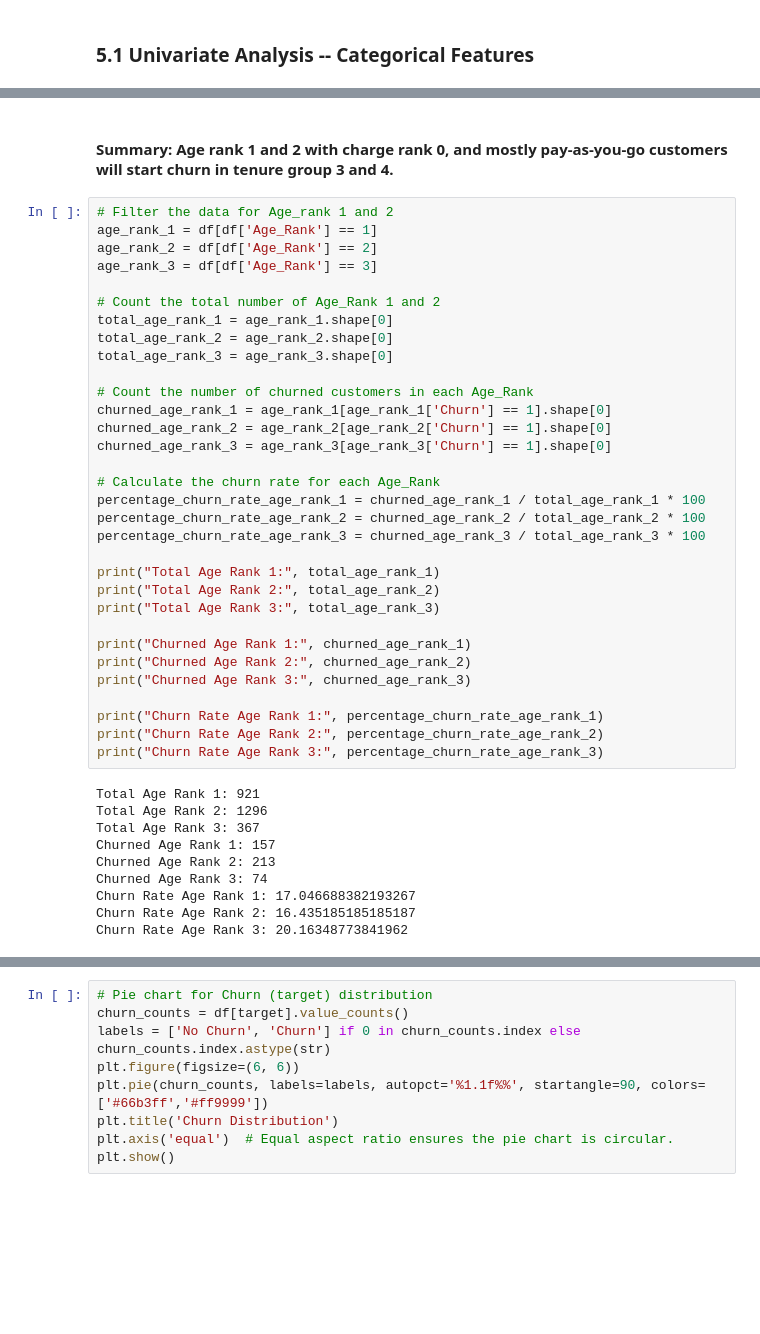
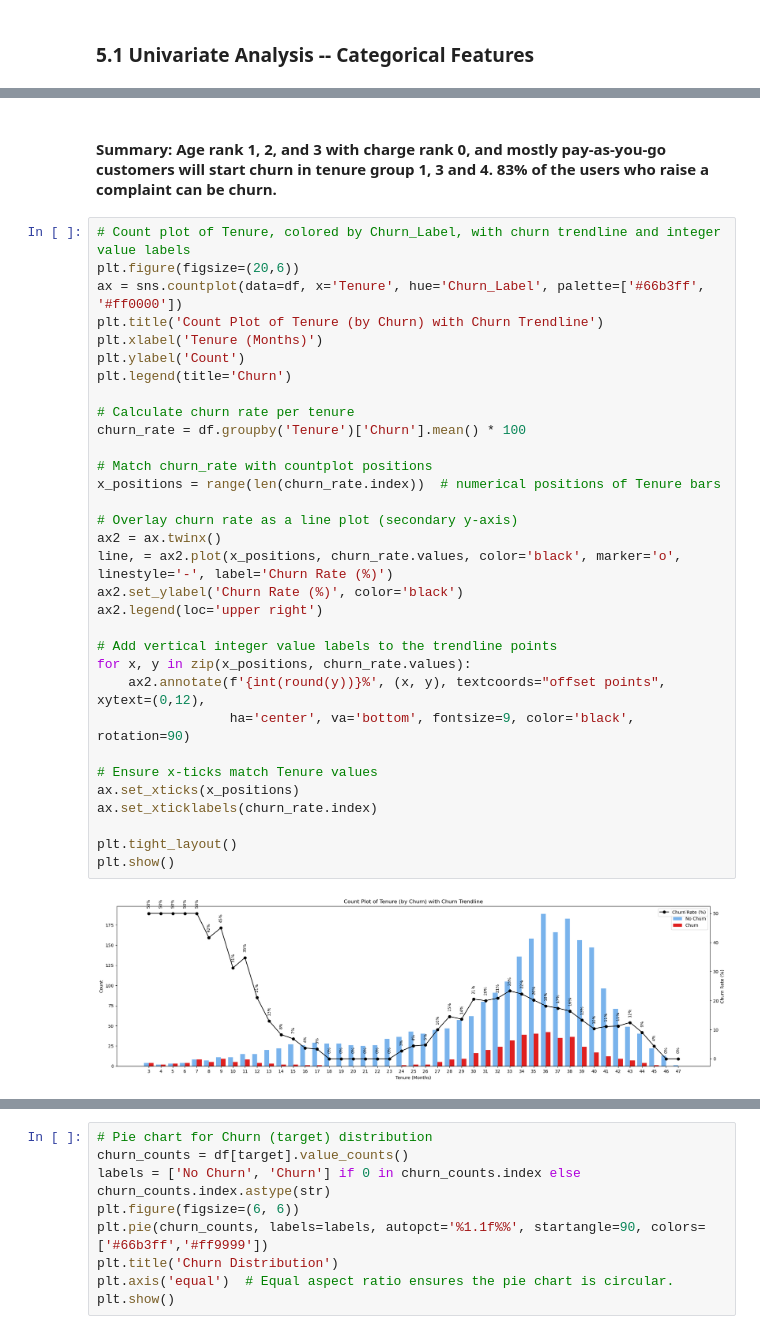
Before and after one commit to FrancisAungThu/TelecomChurnAnalysis, a Jupyter notebook: ChurnAnalysis.ipynb, the cells around one changed output, grey strips where cells are left out. Saved outputs shown, nothing was run; the diff lists cells and outputs as text; blank space fills up the shorter version.

```diff
--- a/ChurnAnalysis.ipynb
+++ b/ChurnAnalysis.ipynb
@@ -285,44 +351,36 @@ plt.show()
 # %% [markdown]
-#### Summary: Age rank 1 and 2 with charge rank 0, and mostly pay-as-you-go customers will start churn in tenure group 3 and 4.
+#### Summary: Age rank 1, 2, and 3 with charge rank 0, and mostly pay-as-you-go customers will start churn in tenure group 1, 3 and 4. 83% of the users who raise a complaint can be churn.
-# %%
-# Filter the data for Age_rank 1 and 2
-age_rank_1 = df[df['Age_Rank'] == 1]
-age_rank_2 = df[df['Age_Rank'] == 2]
-age_rank_3 = df[df['Age_Rank'] == 3]
-
-# Count the total number of Age_Rank 1 and 2
-total_age_rank_1 = age_rank_1.shape[0]
-total_age_rank_2 = age_rank_2.shape[0]
-total_age_rank_3 = age_rank_3.shape[0]
-
-# Count the number of churned customers in each Age_Rank
-churned_age_rank_1 = age_rank_1[age_rank_1['Churn'] == 1].shape[0]
-churned_age_rank_2 = age_rank_2[age_rank_2['Churn'] == 1].shape[0]
-churned_age_rank_3 = age_rank_3[age_rank_3['Churn'] == 1].shape[0]
-
-# Calculate the churn rate for each Age_Rank
-percentage_churn_rate_age_rank_1 = churned_age_rank_1 / total_age_rank_1 * 100
-percentage_churn_rate_age_rank_2 = churned_age_rank_2 / total_age_rank_2 * 100
-percentage_churn_rate_age_rank_3 = churned_age_rank_3 / total_age_rank_3 * 100
-
-print("Total Age Rank 1:", total_age_rank_1)
-print("Total Age Rank 2:", total_age_rank_2)
-print("Total Age Rank 3:", total_age_rank_3)
-
-print("Churned Age Rank 1:", churned_age_rank_1)
-print("Churned Age Rank 2:", churned_age_rank_2)
-print("Churned Age Rank 3:", churned_age_rank_3)
-
-print("Churn Rate Age Rank 1:", percentage_churn_rate_age_rank_1)
-print("Churn Rate Age Rank 2:", percentage_churn_rate_age_rank_2)
-print("Churn Rate Age Rank 3:", percentage_churn_rate_age_rank_3)
-# %% [output]
-Total Age Rank 1: 921
-Total Age Rank 2: 1296
-Total Age Rank 3: 367
-Churned Age Rank 1: 157
-Churned Age Rank 2: 213
-Churned Age Rank 3: 74
-Churn Rate Age Rank 1: 17.046688382193267
-Churn Rate Age Rank 2: 16.435185185185187
-Churn Rate Age Rank 3: 20.16348773841962
+# %%
+# Count plot of Tenure, colored by Churn_Label, with churn trendline and integer value labels
+plt.figure(figsize=(20,6))
+ax = sns.countplot(data=df, x='Tenure', hue='Churn_Label', palette=['#66b3ff', '#ff0000'])
+plt.title('Count Plot of Tenure (by Churn) with Churn Trendline')
+plt.xlabel('Tenure (Months)')
+plt.ylabel('Count')
+plt.legend(title='Churn')
+
+# Calculate churn rate per tenure
+churn_rate = df.groupby('Tenure')['Churn'].mean() * 100
+
+# Match churn_rate with countplot positions
+x_positions = range(len(churn_rate.index))  # numerical positions of Tenure bars
+
+# Overlay churn rate as a line plot (secondary y-axis)
+ax2 = ax.twinx()
+line, = ax2.plot(x_positions, churn_rate.values, color='black', marker='o', linestyle='-', label='Churn Rate (%)')
+ax2.set_ylabel('Churn Rate (%)', color='black')
+ax2.legend(loc='upper right')
+
+# Add vertical integer value labels to the trendline points
+for x, y in zip(x_positions, churn_rate.values):
+    ax2.annotate(f'{int(round(y))}%', (x, y), textcoords="offset points", xytext=(0,12),
+                 ha='center', va='bottom', fontsize=9, color='black', rotation=90)
+
+# Ensure x-ticks match Tenure values
+ax.set_xticks(x_positions)
+ax.set_xticklabels(churn_rate.index)
+
+plt.tight_layout()
+plt.show()
+# %% [output]
+[figure, added]
```
Also changed, not shown: parts of 25 cells of this notebook.
